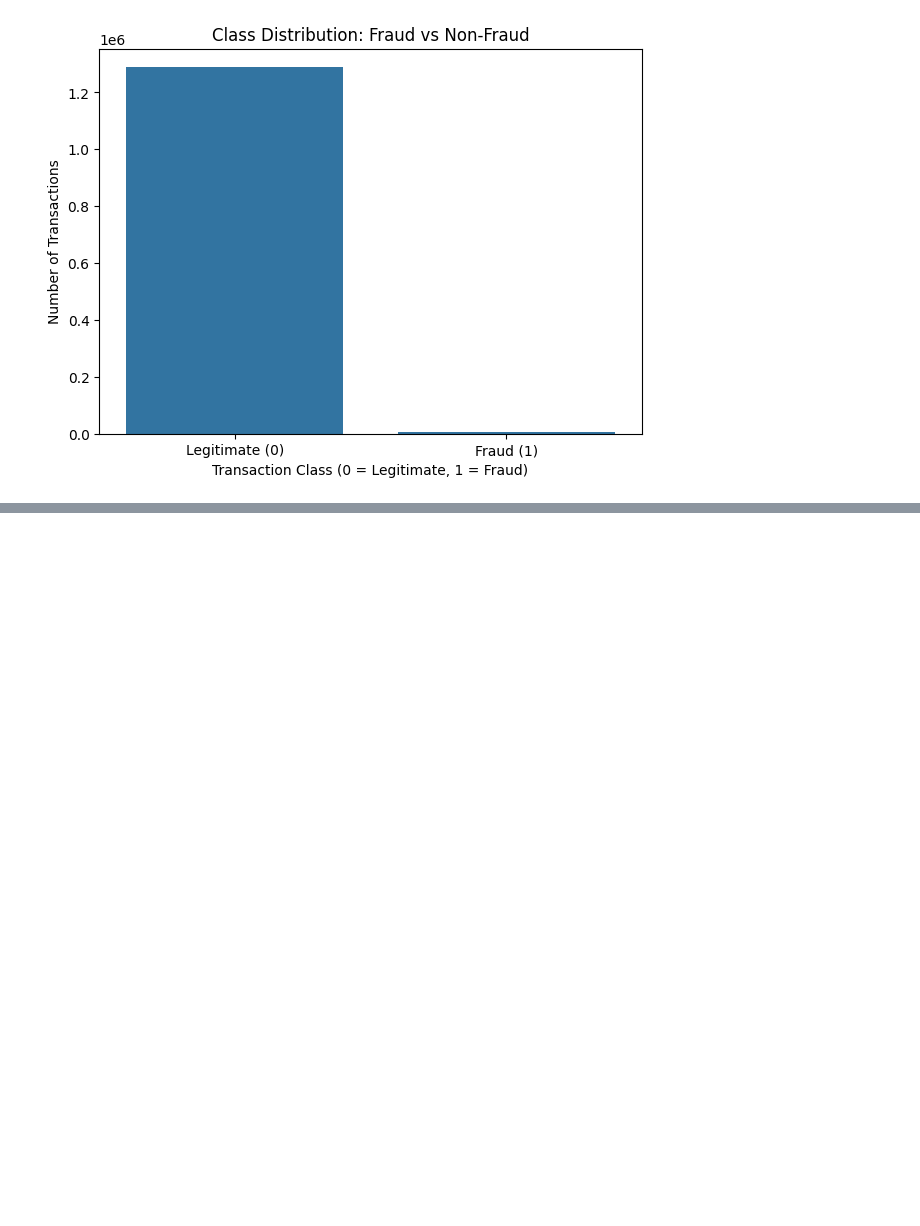
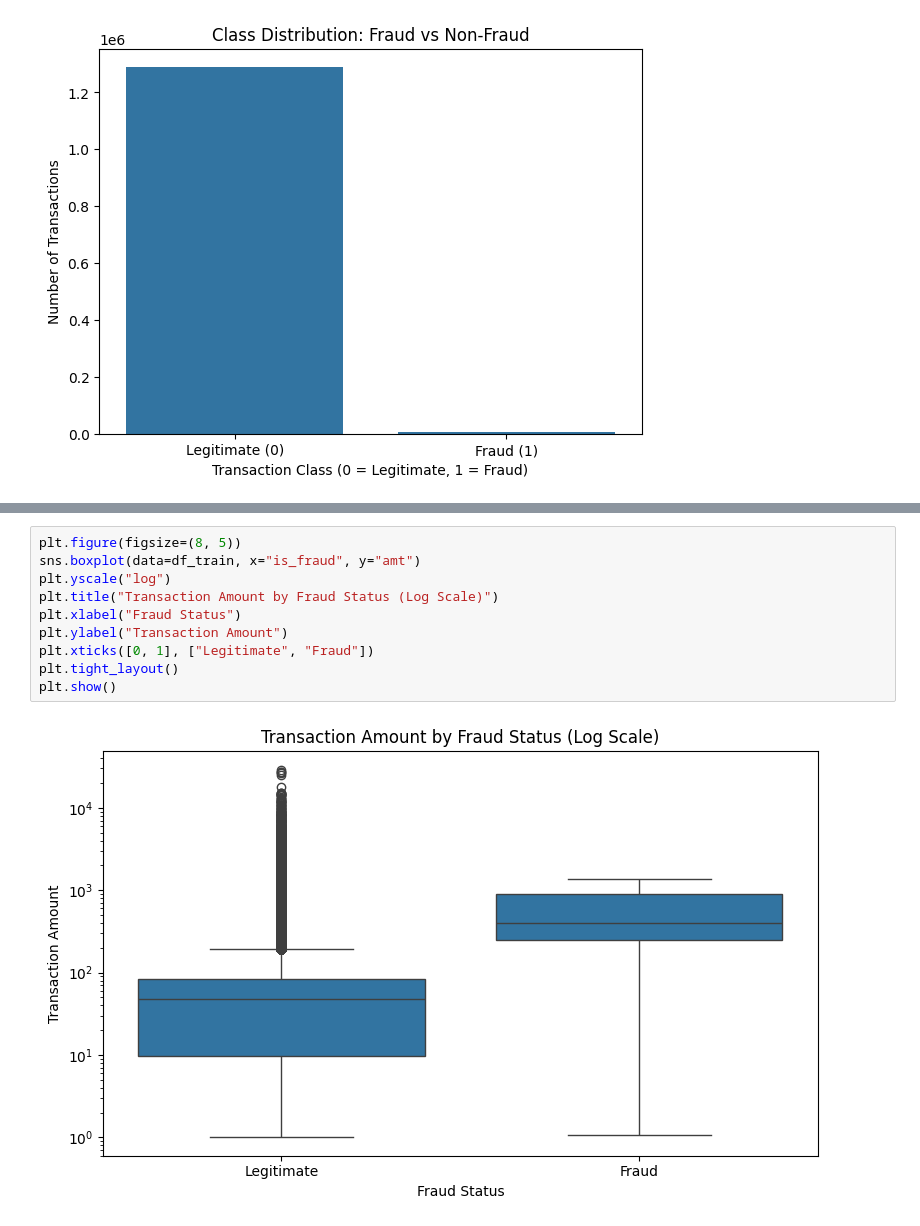
Before and after one commit to nagham245/Credit-Card-Fraud-Detection, a Jupyter notebook: Fraud_Detection_EDA.ipynb, the cells around one changed output, grey strips where cells are left out. Drawn from its saved outputs; the diff is of its cells as text; blank space fills up the shorter version.

```diff
--- a/Fraud_Detection_EDA.ipynb
+++ b/Fraud_Detection_EDA.ipynb
@@ -507,0 +324,12 @@ The exploratory data analysis identified class imbalance, differences in transac
+# %%
+plt.figure(figsize=(8, 5))
+sns.boxplot(data=df_train, x="is_fraud", y="amt")
+plt.yscale("log")
+plt.title("Transaction Amount by Fraud Status (Log Scale)")
+plt.xlabel("Fraud Status")
+plt.ylabel("Transaction Amount")
+plt.xticks([0, 1], ["Legitimate", "Fraud"])
+plt.tight_layout()
+plt.show()
+# %% [output]
+[figure, added]
```
Also changed, not shown: parts of 42 cells of this notebook.
